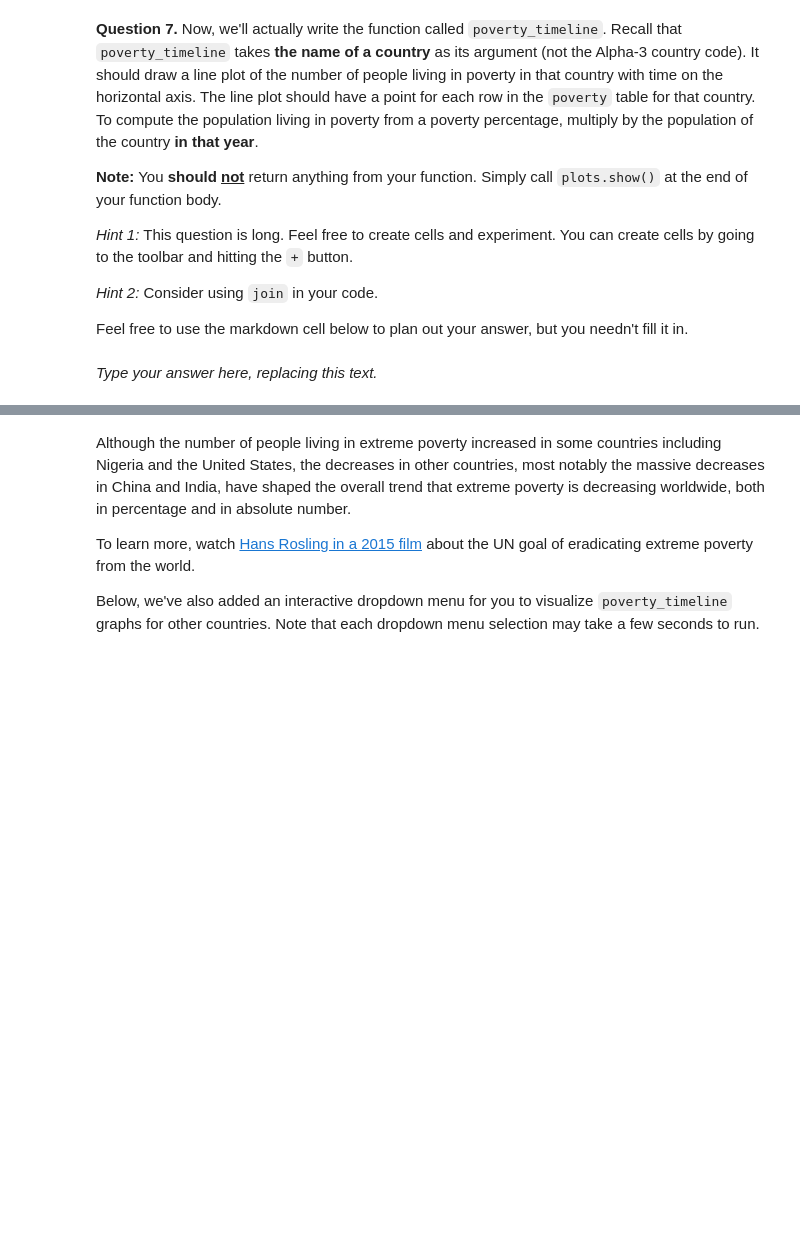
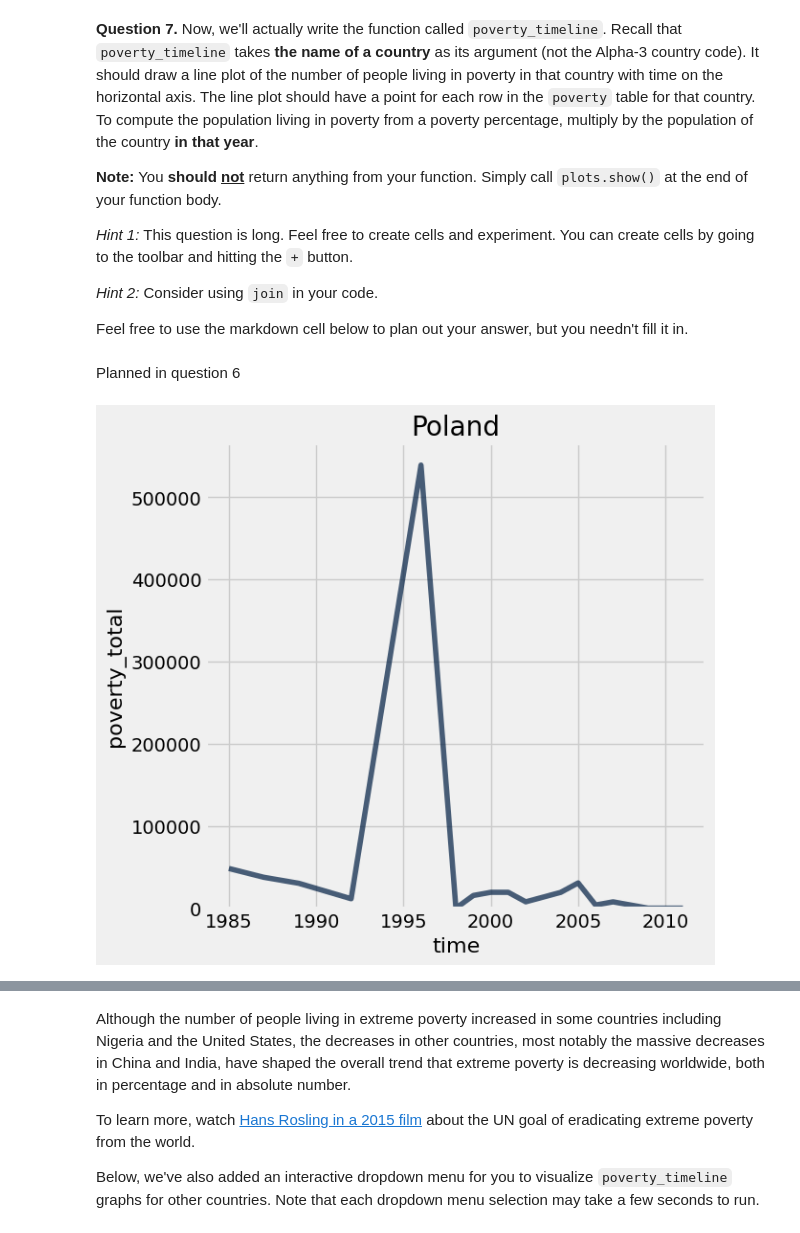
Before and after one commit to loganmroczek/24-Fall-Data1350, a Jupyter notebook: project1/project1/project1.ipynb, the cells around one changed output, grey strips where cells are left out. Drawn from its saved outputs; the diff is of its cells as text; code cells hidden in the pictures; blank space fills up the shorter version.

```diff
--- a/project1/project1/project1.ipynb
+++ b/project1/project1/project1.ipynb
@@ -733,18 +798,28 @@ _Type your answer here, replacing this text._
 *Hint 2:* Consider using `join` in your code.
 
 Feel free to use the markdown cell below to plan out your answer, but you needn't fill it in.
-# %% [markdown]
-_Type your answer here, replacing this text._
+# %% [markdown]
+Planned in question 6
 # %%
 def poverty_timeline(country):
     '''Draw a timeline of people living in extreme poverty in a country.'''
-    geo = ...
+    geo = poverty.select('geo', 'time', 'extreme_poverty_percent_people_below_125_a_day').join('geo', countries.select('name', 'country'), 'country')
+    population_added = geo.join(['geo', 'time'], population, ['geo', 'time'])
+    total_in_poverty = population_added.column('extreme_poverty_percent_people_below_125_a_day')/100 * population_added.column('population_total')
+    complete_table = population_added.with_columns('poverty_total', total_in_poverty)
+    select_country = complete_table.where('name', are.equal_to(country))
+    poverty_line_graph = select_country.plot('time', 'poverty_total')
+
     # This solution will take multiple lines of code. Use as many as you need
-    ...
+
     # Don't change anything below this line.
     plots.title(country)
     plots.ylim(bottom=0)
     plots.show() # This should be the last line of your function.
+
+poverty_timeline('Poland')
+# %% [output]
+[figure, added]
 # %%
 poverty_timeline('Poland')
 poverty_timeline('India')
```
Also changed, not shown: parts of 20 cells of this notebook, 2 other files.
